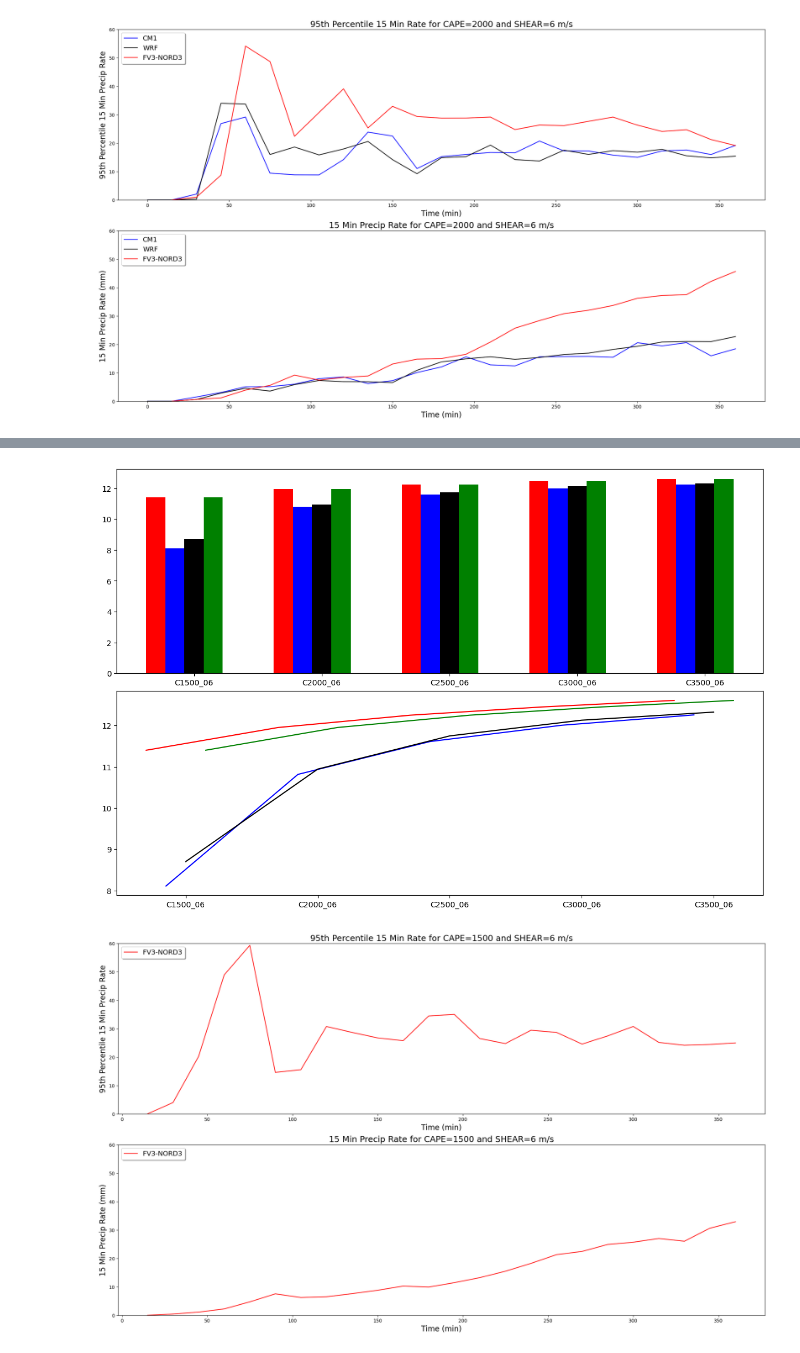
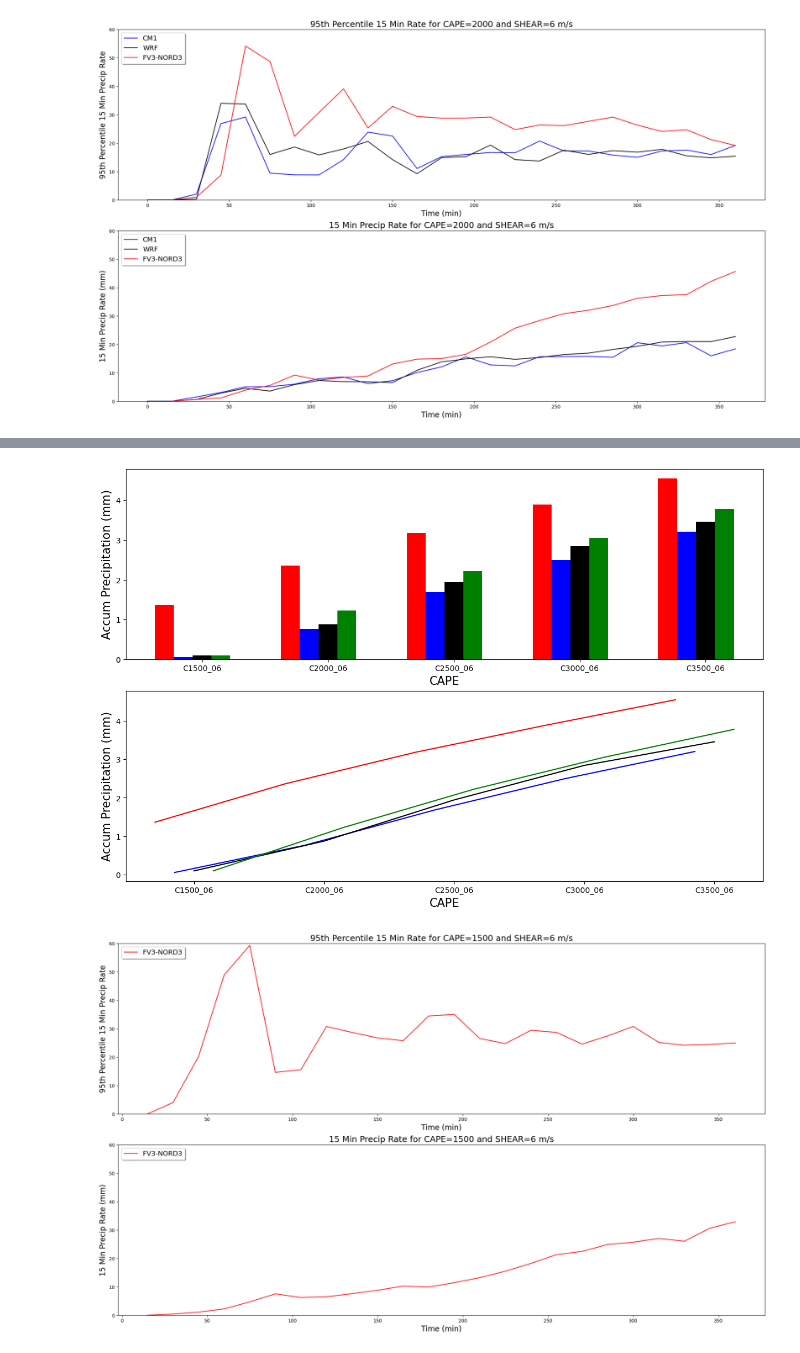
Before and after one commit to louiswicker/CAM_analysis_tools, a Jupyter notebook: ideal_cases/precip.ipynb, the cells around one changed output, grey strips where cells are left out. Saved outputs shown, nothing was run; the diff lists cells and outputs as text; code cells hidden in the pictures.

```diff
--- a/ideal_cases/precip.ipynb
+++ b/ideal_cases/precip.ipynb
@@ -42,7 +42,7 @@ models['wrf'] = pickle2Obj('precip/wrf_squall_3km.pkl',retObj=False)
 # %%
 #models['wrf'] = pickle2Obj('precip/wrf_squall_3km_accum_prec.pkl', retObj=False)
 # %%
-models['mpas'] = pickle2Obj('precip/solo_squall_3km.pkl',retObj=False)
+models['mpas'] = pickle2Obj('precip/mpas_squall_3km_3rd_bench.pkl',retObj=False)
 # %%
 check_data(models)
 # %% [output]
@@ -395,14 +401,24 @@ def precip_bar(models, labels, time=-1, mean=False, log=False):
 
         ax[0].bar(xloc, precip, color =color, width = barWidth)
         ax[0].set_xticks([r + barWidth for r in range(len(labels))], labels)
+        ax[0].set_xlabel('CAPE',fontsize=15)
+        if log:
+            ax[0].set_ylabel('Log of Accum Precipitation (mm)',fontsize=15)
+        else:
+            ax[0].set_ylabel('Accum Precipitation (mm)',fontsize=15)
 
         ax[1].plot(xloc, precip, color=color)
         ax[1].set_xticks([r + barWidth for r in range(len(labels))], labels)
+        ax[1].set_xlabel('CAPE',fontsize=15)
+        if log:
+            ax[1].set_ylabel('Log of Accum Precipitation (mm)',fontsize=15)
+        else:
+            ax[1].set_ylabel('Accum Precipitation (mm)',fontsize=15)
 # %%
-precip_bar(models, ['C1500_06','C2000_06', 'C2500_06', 'C3000_06', 'C3500_06'], time=-1, log=True)
+precip_bar(models, ['C1500_06','C2000_06', 'C2500_06', 'C3000_06', 'C3500_06'], time=-1, mean=True, log=False)
 #precip_bar(models, ['cm1',], ['C1500_06','C2000_06', 'C2500_06', 'C3000_06', 'C3500_06'], time=4)
 # %% [output]
-[figure, old version]
+[figure, new version]
 # %%
 allcape = ("C1500","C2000","C2500","C3000","C3500")
 allshear = ("06",)
```
Also changed, not shown: parts of 3 cells of this notebook, 5 other files.
